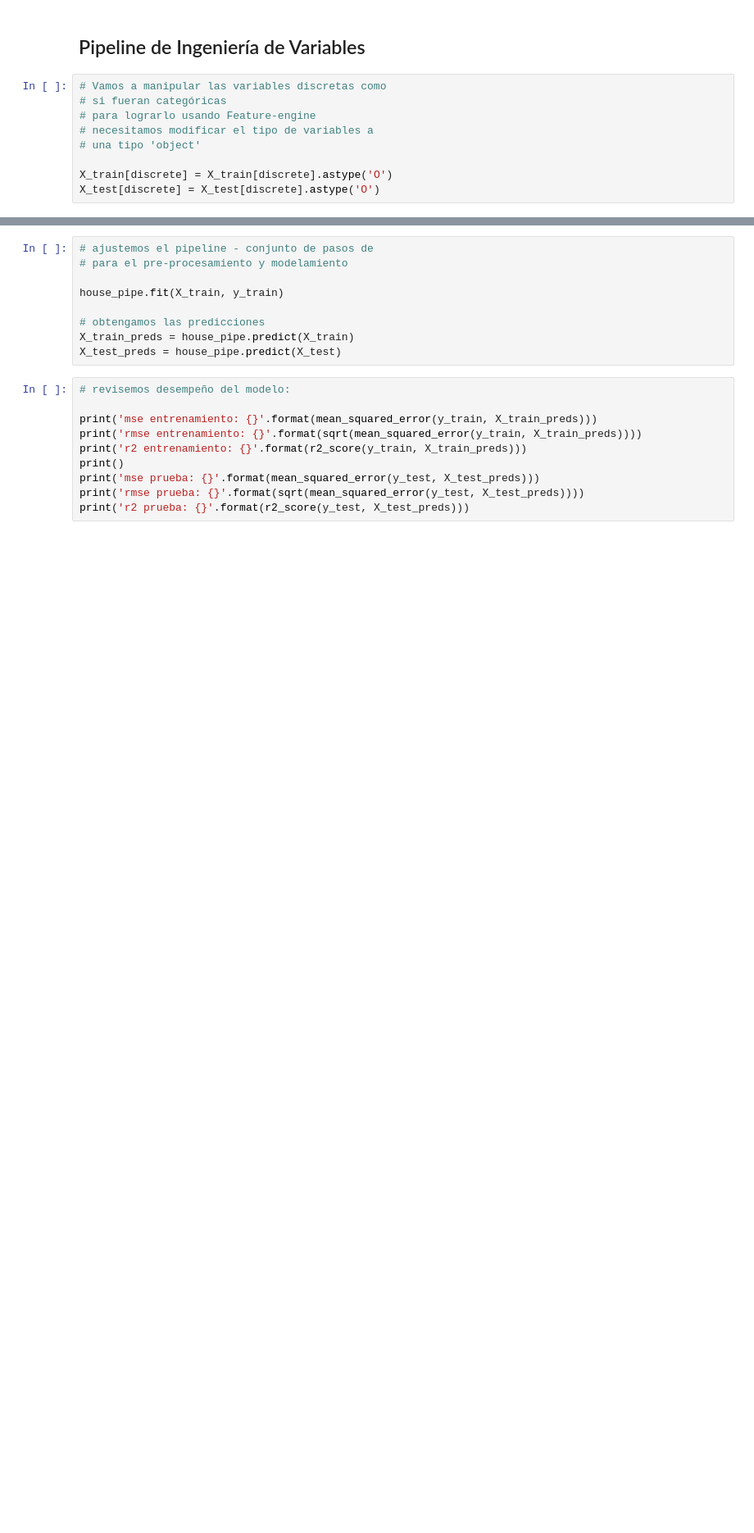
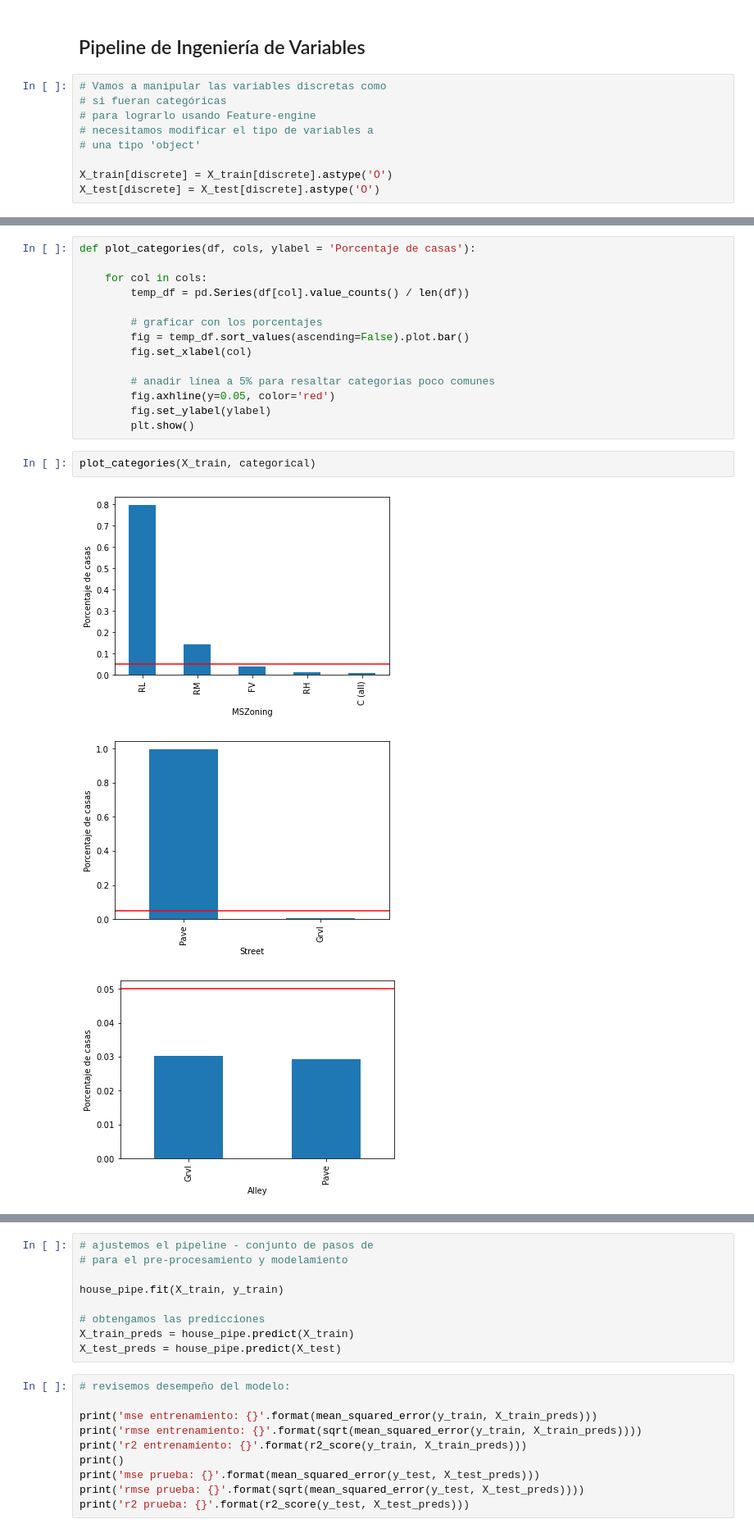
Before and after one commit to MartinSantaGitHub/ingenieria-de-variables, a Jupyter notebook: Section-13-Poniendo-todo-junto/13-Desafio_Martin_Santamaria.ipynb, the cells around one changed output, grey strips where cells are left out. Shown at 82% size. Drawn from its saved outputs; the diff is of its cells as text; blank space fills up the shorter version.

```diff
--- a/Section-13-Poniendo-todo-junto/13-Desafio_Martin_Santamaria.ipynb
+++ b/Section-13-Poniendo-todo-junto/13-Desafio_Martin_Santamaria.ipynb
@@ -162,0 +266,20 @@ house_pipe = Pipeline([
+# %%
+def plot_categories(df, cols, ylabel = 'Porcentaje de casas'):
+
+    for col in cols:
+        temp_df = pd.Series(df[col].value_counts() / len(df))
+
+        # graficar con los porcentajes
+        fig = temp_df.sort_values(ascending=False).plot.bar()
+        fig.set_xlabel(col)
+
+        # anadir línea a 5% para resaltar categorias poco comunes
+        fig.axhline(y=0.05, color='red')
+        fig.set_ylabel(ylabel)
+        plt.show()
+# %%
+plot_categories(X_train, categorical)
+# %% [output]
+[figure, added]
+[figure, added]
+[figure, added]
```
Also changed, not shown: parts of 35 cells of this notebook, 3 other files.
